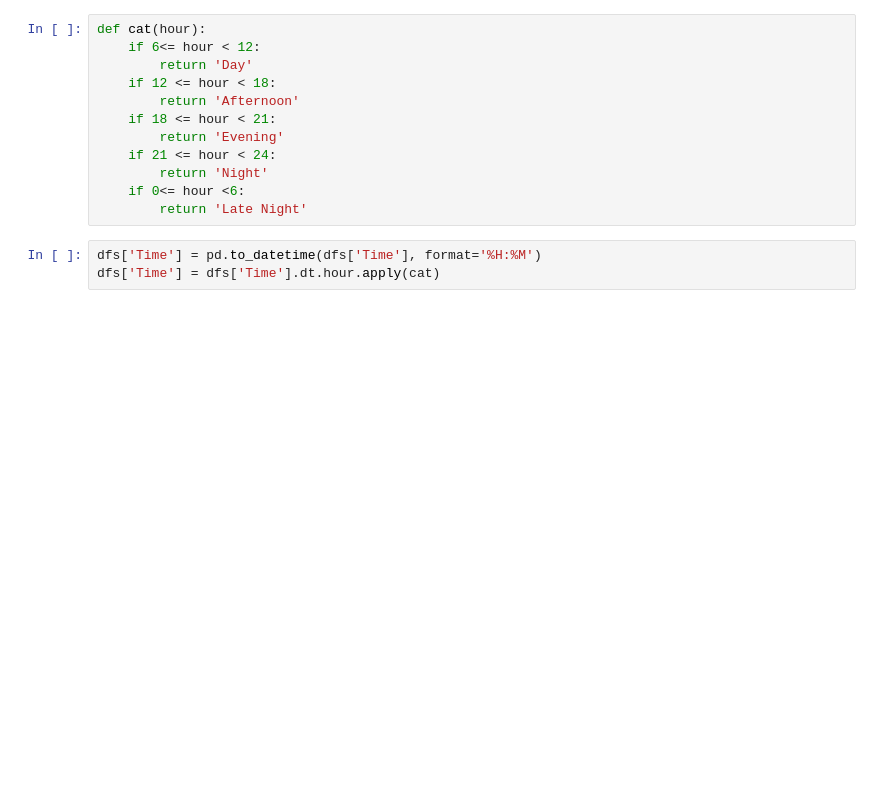
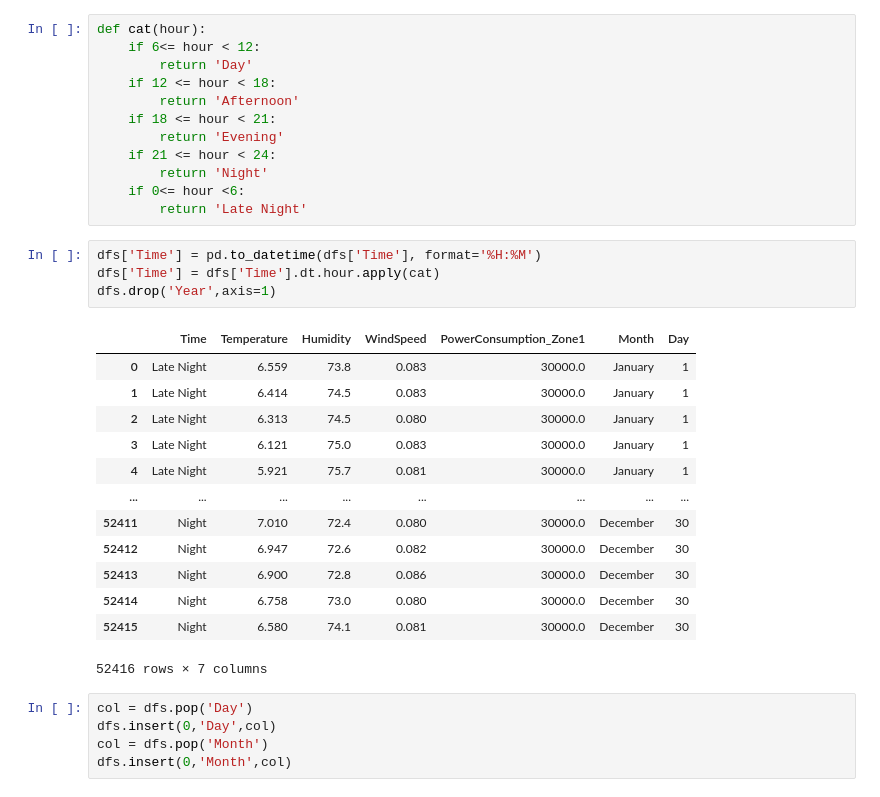
Before and after one commit to zains50/Electric-Power-Consumption, a Jupyter notebook: electricpowerconsumption.ipynb, the cells around one changed output. Cells and saved outputs as stored; diff of their text form; blank space fills up the shorter version.

```diff
--- a/electricpowerconsumption.ipynb
+++ b/electricpowerconsumption.ipynb
@@ -150,3 +150,23 @@ def cat(hour):
 # %%
 dfs['Time'] = pd.to_datetime(dfs['Time'], format='%H:%M')
 dfs['Time'] = dfs['Time'].dt.hour.apply(cat)
+dfs.drop('Year',axis=1)
+# %% [output]
+|  | Time | Temperature | Humidity | WindSpeed | PowerConsumption_Zone1 | Month | Day |
+| 0 | Late Night | 6.559 | 73.8 | 0.083 | 30000.0 | January | 1 |
+| 1 | Late Night | 6.414 | 74.5 | 0.083 | 30000.0 | January | 1 |
+| 2 | Late Night | 6.313 | 74.5 | 0.080 | 30000.0 | January | 1 |
+| 3 | Late Night | 6.121 | 75.0 | 0.083 | 30000.0 | January | 1 |
+| 4 | Late Night | 5.921 | 75.7 | 0.081 | 30000.0 | January | 1 |
+| ... | ... | ... | ... | ... | ... | ... | ... |
+| 52411 | Night | 7.010 | 72.4 | 0.080 | 30000.0 | December | 30 |
+| 52412 | Night | 6.947 | 72.6 | 0.082 | 30000.0 | December | 30 |
+| 52413 | Night | 6.900 | 72.8 | 0.086 | 30000.0 | December | 30 |
+| 52414 | Night | 6.758 | 73.0 | 0.080 | 30000.0 | December | 30 |
+| 52415 | Night | 6.580 | 74.1 | 0.081 | 30000.0 | December | 30 |
+52416 rows × 7 columns
+# %%
+col = dfs.pop('Day')
+dfs.insert(0,'Day',col)
+col = dfs.pop('Month')
+dfs.insert(0,'Month',col)
```
Also changed, not shown: parts of 3 cells of this notebook.
